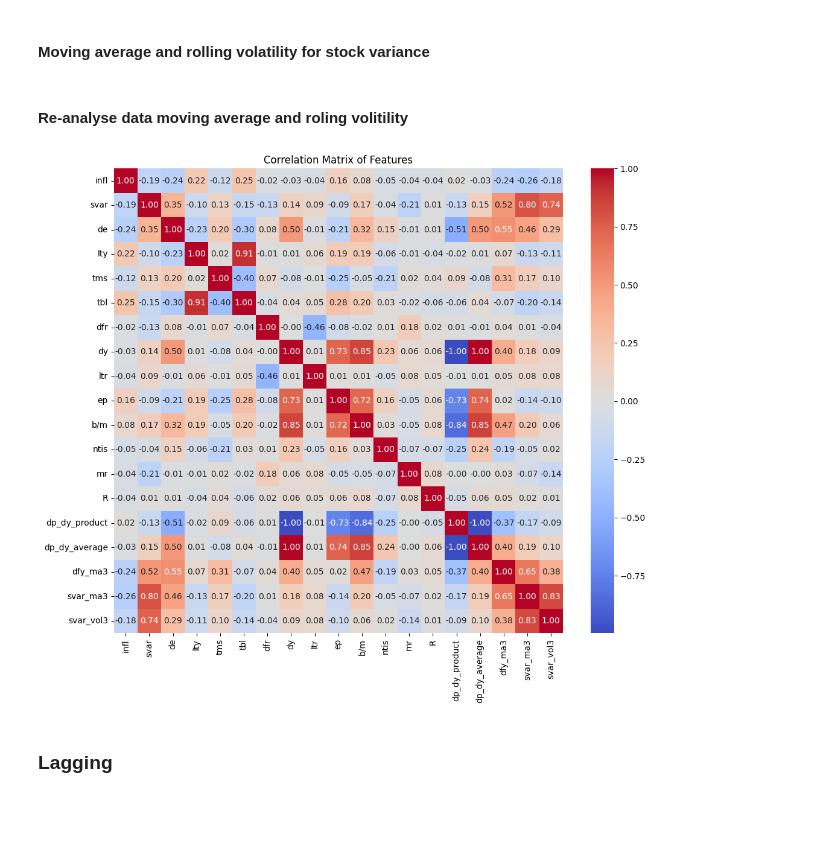
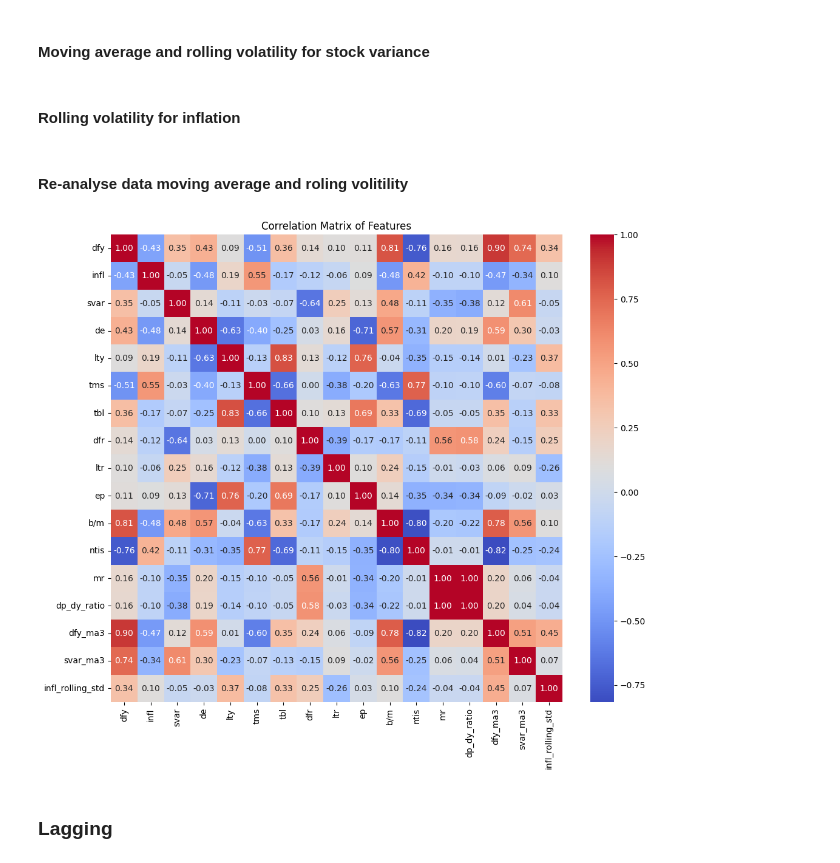
Before and after one commit to demilade27/Predicting-Monthly-Excess-Returns-of-Market-Index, a Jupyter notebook: Predicting_Monthly_Excess_Returns_of_Market_Index.ipynb, the cells around one changed output. Cells and saved outputs as stored; diff of their text form; code cells hidden in the pictures; blank space fills up the shorter version.

Commit message:
Implementing the CRSP_timing Spliting before engineering

```diff
--- a/Predicting_Monthly_Excess_Returns_of_Market_Index.ipynb
+++ b/Predicting_Monthly_Excess_Returns_of_Market_Index.ipynb
@@ -183,3 +192,14 @@ df = df.drop('dp', axis=1)
+# %%
+
+# 2. Perform feature engineering on the training set
+x_train['dp_dy_ratio'] = (x_train['dp'] / x_train['dy'])
+x_train = x_train.drop('dp', axis=1)
+x_train = x_train.drop('dy', axis=1)
+
+# 3. Apply the same feature engineering to the testing set
+x_test['dp_dy_ratio'] = (x_test['dp'] / x_test['dy'])
+x_test = x_test.drop('dp', axis=1)
+x_test = x_test.drop('dy', axis=1)
 # %% [markdown]
 #### Analyse New Features
 # %% [markdown]
@@ -187,23 +207,29 @@ df = df.drop('dp', axis=1)
 # %% [markdown]
 #### Moving average for default yield spread
 # %%
-df['dfy_ma3'] = df['dfy'].rolling(window=3).mean()
-df = df.drop('dfy', axis=1)
+x_train['dfy_ma3'] = x_train['dfy'].rolling(window=3).mean()
+
+x_test['dfy_ma3'] = x_test['dfy'].rolling(window=3).mean()
 # %% [markdown]
 #### Moving average and rolling volatility for stock variance
 # %%
-df['svar_ma3'] = df['svar'].rolling(window=3).mean()
-df['svar_vol3'] = df['svar'].rolling(window=3).std()
-# df = df.drop('svar', axis=1)
+x_train['svar_ma3'] = x_train['svar'].rolling(window=3).mean()
+
+x_test['svar_ma3'] = x_test['svar'].rolling(window=3).mean()
+# %% [markdown]
+#### Rolling volatility for inflation
+# %%
+x_train['infl_rolling_std'] = df['infl'].rolling(window=6).std()
+x_test['infl_rolling_std'] = df['infl'].rolling(window=6).std()
 # %% [markdown]
 #### Re-analyse data moving average and roling volitility
 # %%
 plt.figure(figsize=(12, 10))
-sns.heatmap(df.corr(), annot=True, cmap='coolwarm', fmt=".2f")
+sns.heatmap(x_test.corr(), annot=True, cmap='coolwarm', fmt=".2f")
 plt.title('Correlation Matrix of Features')
 plt.show()
 # %% [output]
-[figure, old version]
+[figure, new version]
 # %% [markdown]
 ### Lagging
 # %% [markdown]
```
Also changed, not shown: parts of 40 cells of this notebook.
